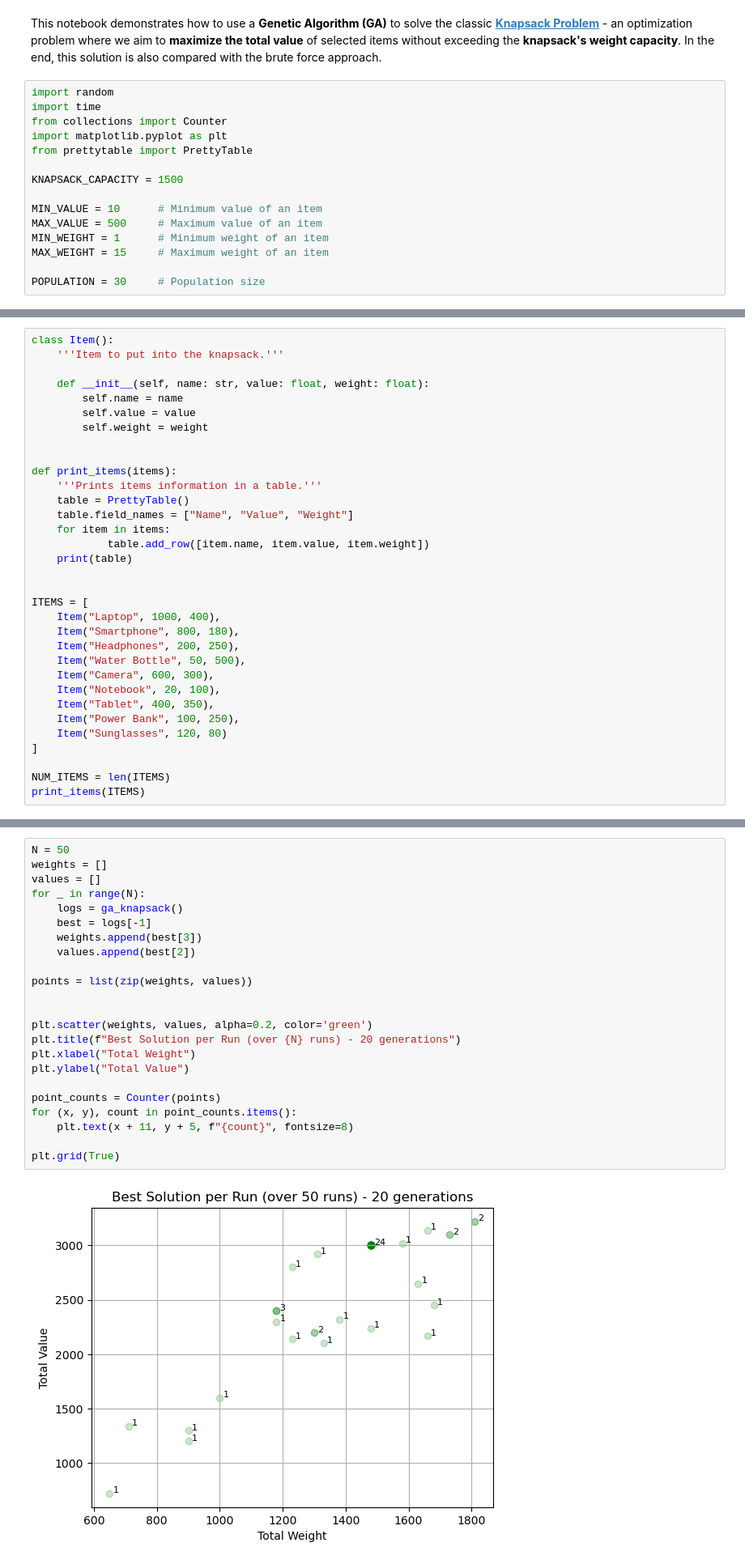
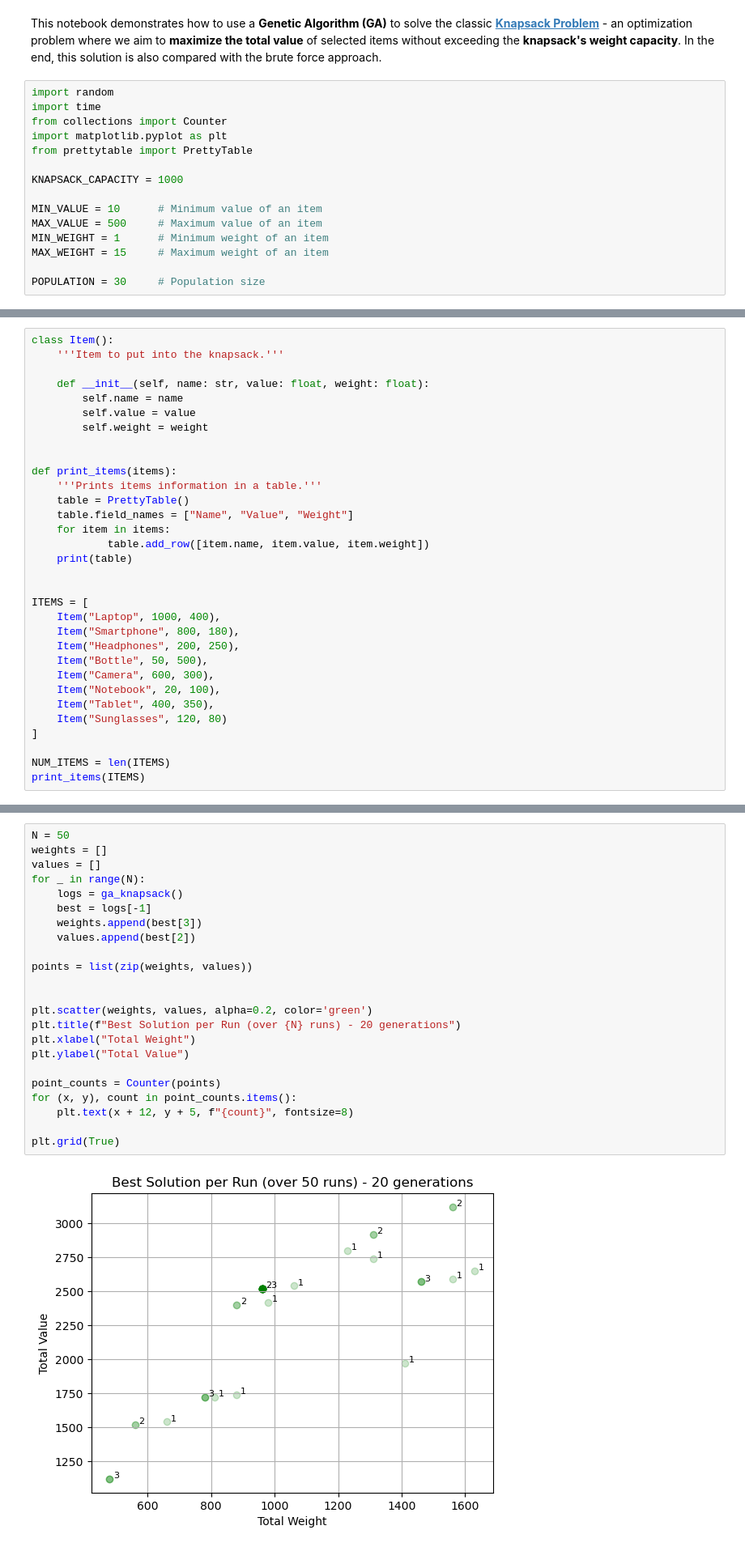
Before and after one commit to goncalooliveirasilva/genetic-algorithms, a Jupyter notebook: notebooks/knapsack_problem.ipynb, the cells around one changed output, grey strips where cells are left out. Shown at 81% size. Cells and saved outputs as stored; diff of their text form.

```diff
--- a/notebooks/knapsack_problem.ipynb
+++ b/notebooks/knapsack_problem.ipynb
@@ -14,7 +14,7 @@ from collections import Counter
 import matplotlib.pyplot as plt
 from prettytable import PrettyTable
 
-KNAPSACK_CAPACITY = 1500
+KNAPSACK_CAPACITY = 1000
 
 MIN_VALUE = 10      # Minimum value of an item
 MAX_VALUE = 500     # Maximum value of an item
@@ -54,11 +54,10 @@ ITEMS = [
     Item("Laptop", 1000, 400),
     Item("Smartphone", 800, 180),
     Item("Headphones", 200, 250),
-    Item("Water Bottle", 50, 500),
+    Item("Bottle", 50, 500),
     Item("Camera", 600, 300),
     Item("Notebook", 20, 100),
     Item("Tablet", 400, 350),
-    Item("Power Bank", 100, 250),
     Item("Sunglasses", 120, 80)
 ]
 
@@ -252,28 +249,28 @@ In this example, we can clearly see that one solution with value 1480 and max we
 # %%
 N = 50
 weights = []
 values = []
 for _ in range(N):
     logs = ga_knapsack()
     best = logs[-1]
     weights.append(best[3])
     values.append(best[2])
 
 points = list(zip(weights, values))
 
 
 plt.scatter(weights, values, alpha=0.2, color='green')
 plt.title(f"Best Solution per Run (over {N} runs) - 20 generations")
 plt.xlabel("Total Weight")
 plt.ylabel("Total Value")
 
 point_counts = Counter(points)
 for (x, y), count in point_counts.items():
-    plt.text(x + 11, y + 5, f"{count}", fontsize=8)
+    plt.text(x + 12, y + 5, f"{count}", fontsize=8)
 
 plt.grid(True)
 # %% [output]
-[figure, old version]
+[figure, new version]
 # %% [markdown]
 The graph bellow shows how the best solution varies as we increase the number of generations. Each point represents the best solution found when running the genetic algorithm with a specific number of generations.
 While we might expect that **more generations would consistently lead to better solutions**, **this is not always the case**. Because this algorithm is **stochastic** (i.e., it involves randomness), it can sometimes find high-quality solutions even with a low number of generations - and other times it may not improve much despite running longer.
```
Also changed, not shown: parts of 7 cells of this notebook.
